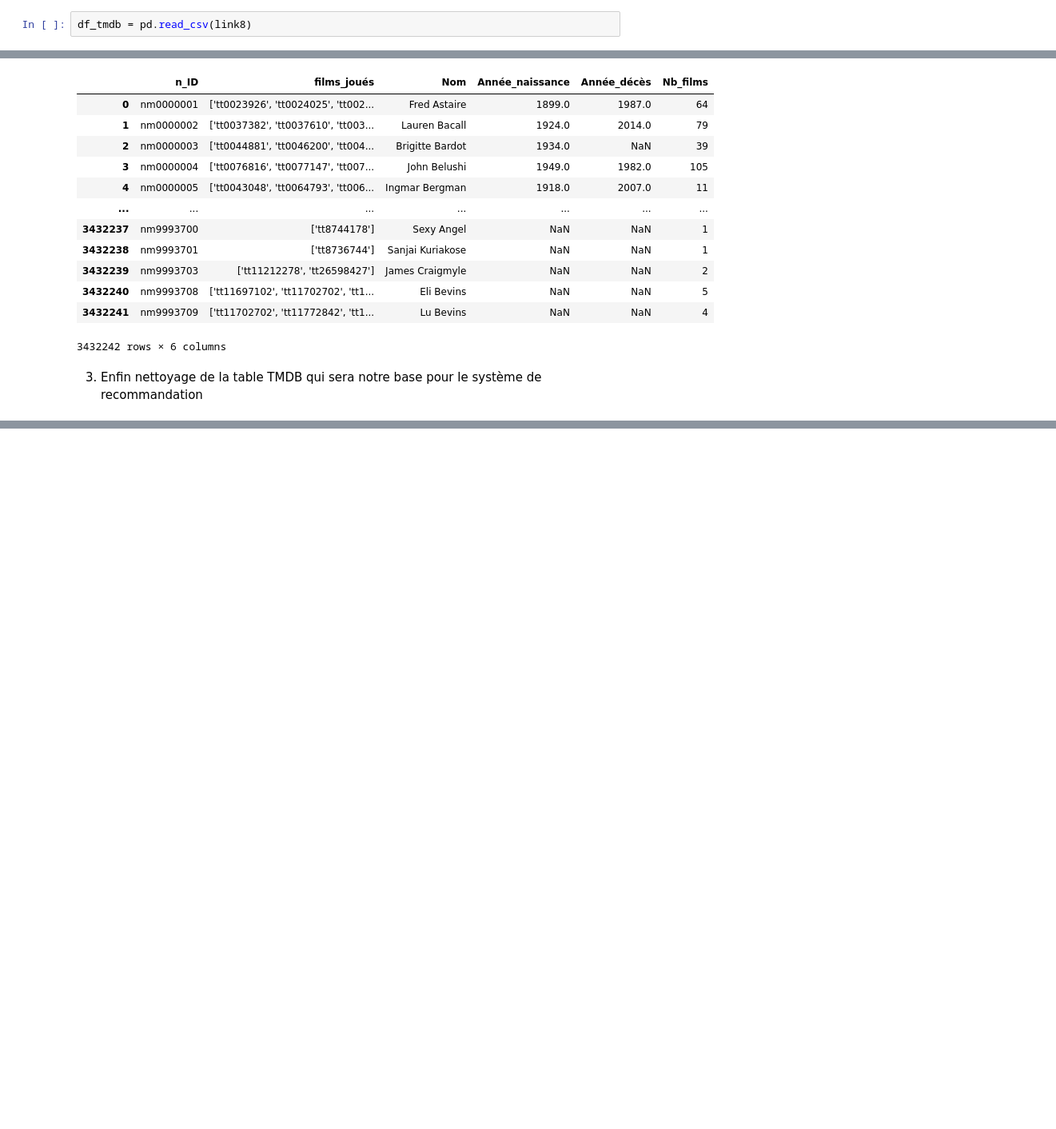
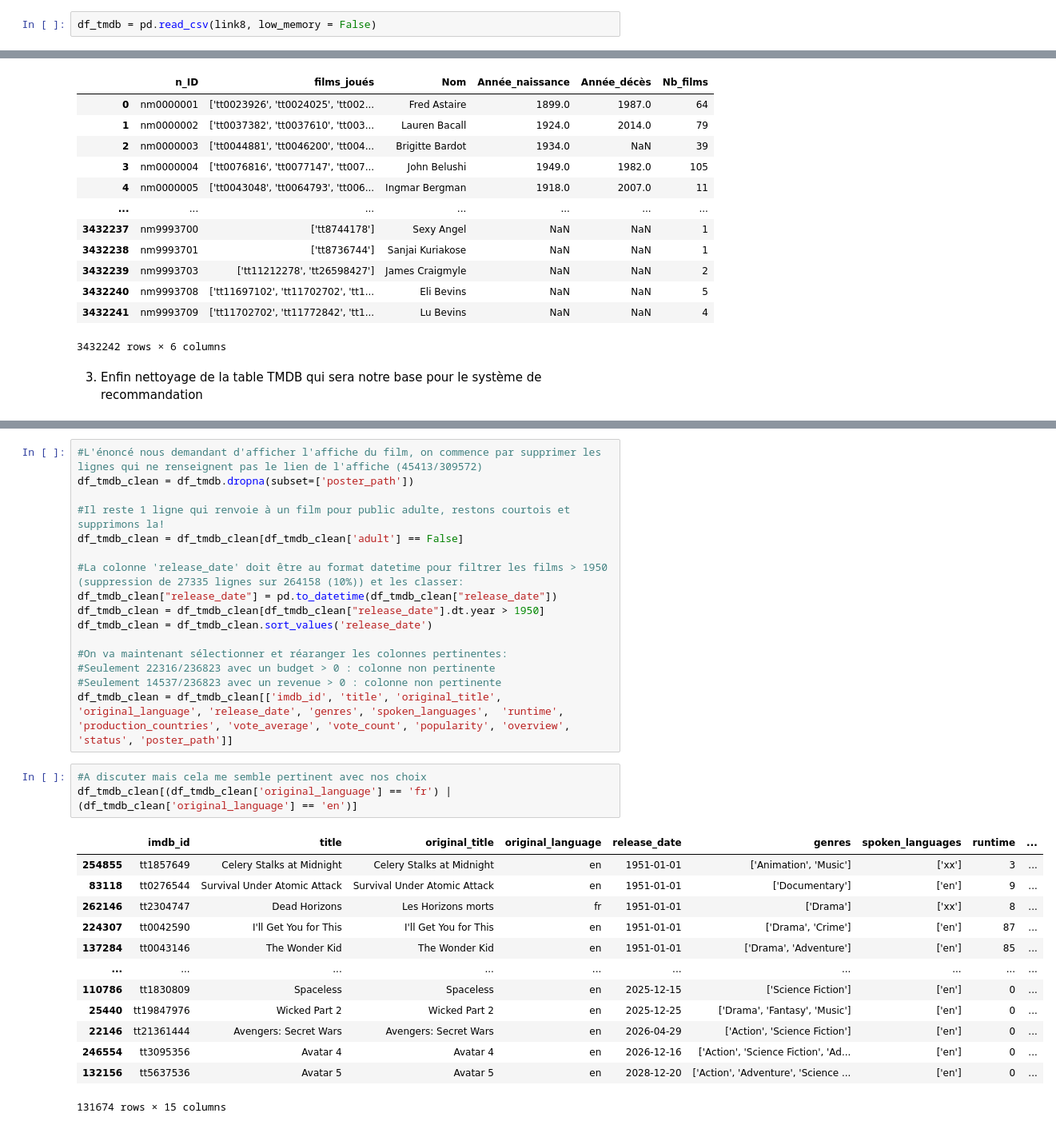
Before and after one commit to Garvoz/Alicine, a Jupyter notebook: merge_alors.ipynb, the cells around one changed output, grey strips where cells are left out. Shown at 80% size. Saved outputs shown, nothing was run; the diff lists cells and outputs as text; blank space fills up the shorter version.

```diff
--- a/merge_alors.ipynb
+++ b/merge_alors.ipynb
@@ -26,7 +28,7 @@ df_t_principals = pd.read_csv(link6)
 # %%
 df_t_ratings = pd.read_csv(link7)
 # %%
-df_tmdb = pd.read_csv(link8)
+df_tmdb = pd.read_csv(link8, low_memory = False)
 # %%
 df_tID = pd.read_csv(link9)
 # %%
@@ -165,0 +166,33 @@ df_tID = df_tID.drop('imdb_id', axis = 1).reset_index()
+# %%
+#L'énoncé nous demandant d'afficher l'affiche du film, on commence par supprimer les lignes qui ne renseignent pas le lien de l'affiche (45413/309572)
+df_tmdb_clean = df_tmdb.dropna(subset=['poster_path'])
+
+#Il reste 1 ligne qui renvoie à un film pour public adulte, restons courtois et supprimons la!
+df_tmdb_clean = df_tmdb_clean[df_tmdb_clean['adult'] == False]
+
+#La colonne 'release_date' doit être au format datetime pour filtrer les films > 1950 (suppression de 27335 lignes sur 264158 (10%)) et les classer:
+df_tmdb_clean["release_date"] = pd.to_datetime(df_tmdb_clean["release_date"])
+df_tmdb_clean = df_tmdb_clean[df_tmdb_clean["release_date"].dt.year > 1950]
+df_tmdb_clean = df_tmdb_clean.sort_values('release_date')
+
+#On va maintenant sélectionner et réaranger les colonnes pertinentes:
+#Seulement 22316/236823 avec un budget > 0 : colonne non pertinente
+#Seulement 14537/236823 avec un revenue > 0 : colonne non pertinente
+df_tmdb_clean = df_tmdb_clean[['imdb_id', 'title', 'original_title', 'original_language', 'release_date', 'genres', 'spoken_languages',  'runtime', 'production_countries', 'vote_average', 'vote_count', 'popularity', 'overview', 'status', 'poster_path']]
+# %%
+#A discuter mais cela me semble pertinent avec nos choix
+df_tmdb_clean[(df_tmdb_clean['original_language'] == 'fr') | (df_tmdb_clean['original_language'] == 'en')]
+# %% [output]
+|  | imdb_id | title | original_title | original_language | release_date | genres | spoken_languages | runtime | ... |
+| 254855 | tt1857649 | Celery Stalks at Midnight | Celery Stalks at Midnight | en | 1951-01-01 | ['Animation', 'Music'] | ['xx'] | 3 | ... |
+| 83118 | tt0276544 | Survival Under Atomic Attack | Survival Under Atomic Attack | en | 1951-01-01 | ['Documentary'] | ['en'] | 9 | ... |
+| 262146 | tt2304747 | Dead Horizons | Les Horizons morts | fr | 1951-01-01 | ['Drama'] | ['xx'] | 8 | ... |
+| 224307 | tt0042590 | I'll Get You for This | I'll Get You for This | en | 1951-01-01 | ['Drama', 'Crime'] | ['en'] | 87 | ... |
+| 137284 | tt0043146 | The Wonder Kid | The Wonder Kid | en | 1951-01-01 | ['Drama', 'Adventure'] | ['en'] | 85 | ... |
+| ... | ... | ... | ... | ... | ... | ... | ... | ... | ... |
+| 110786 | tt1830809 | Spaceless | Spaceless | en | 2025-12-15 | ['Science Fiction'] | ['en'] | 0 | ... |
+| 25440 | tt19847976 | Wicked Part 2 | Wicked Part 2 | en | 2025-12-25 | ['Drama', 'Fantasy', 'Music'] | ['en'] | 0 | ... |
+| 22146 | tt21361444 | Avengers: Secret Wars | Avengers: Secret Wars | en | 2026-04-29 | ['Action', 'Science Fiction'] | ['en'] | 0 | ... |
+| 246554 | tt3095356 | Avatar 4 | Avatar 4 | en | 2026-12-16 | ['Action', 'Science Fiction', 'Ad... | ['en'] | 0 | ... |
+| 132156 | tt5637536 | Avatar 5 | Avatar 5 | en | 2028-12-20 | ['Action', 'Adventure', 'Science ... | ['en'] | 0 | ... |
+131674 rows × 15 columns
```
Also changed, not shown: parts of 13 cells of this notebook.
